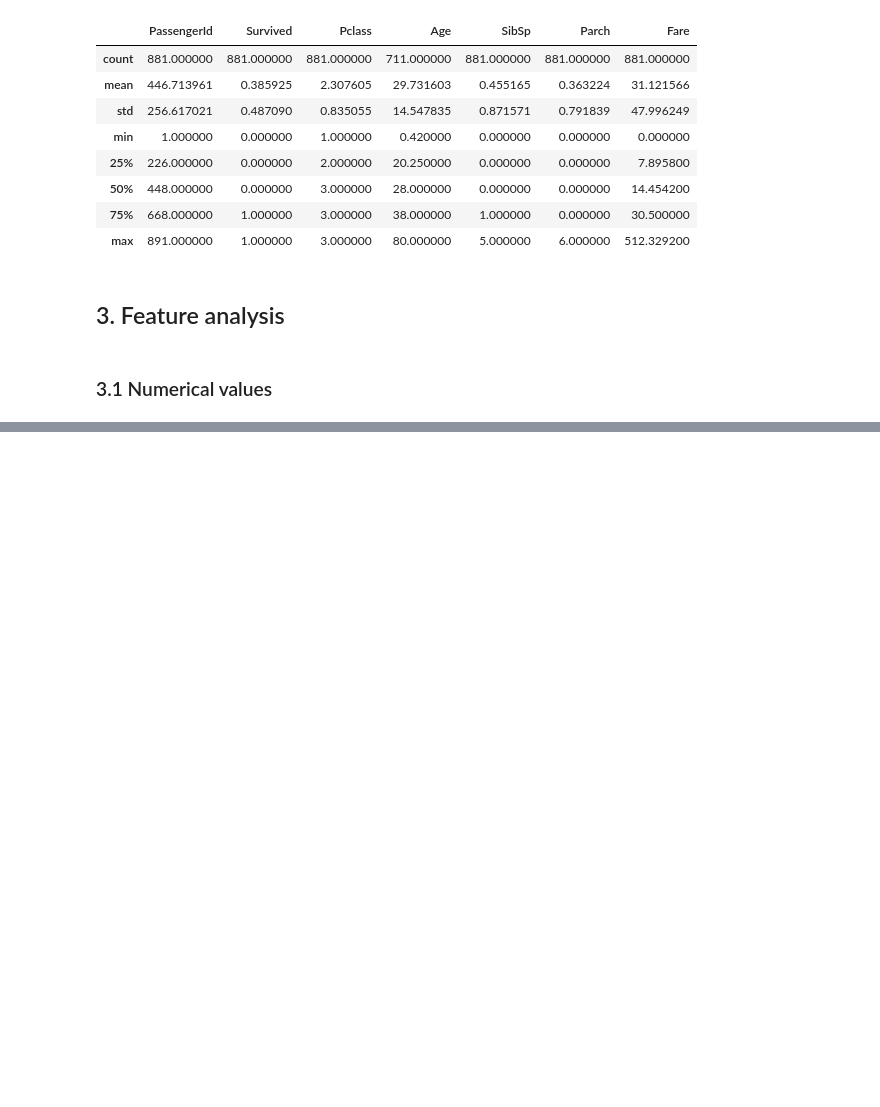
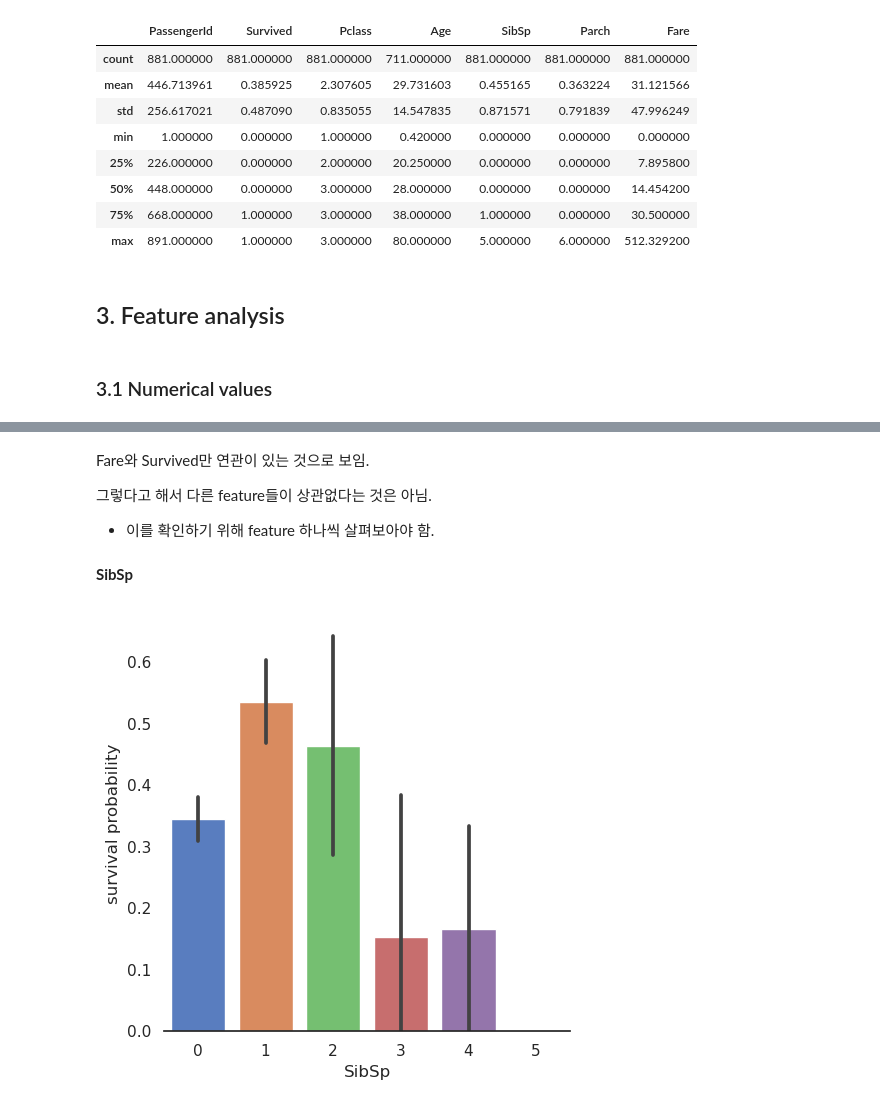
Before and after one commit to dduniverse/kaggle-copy, a Jupyter notebook: titanic-top-4-with-ensemble-modeling.ipynb, the cells around one changed output, grey strips where cells are left out. Drawn from its saved outputs; the diff is of its cells as text; code cells hidden in the pictures; blank space fills up the shorter version.

```diff
--- a/titanic-top-4-with-ensemble-modeling.ipynb
+++ b/titanic-top-4-with-ensemble-modeling.ipynb
@@ -219,0 +224,13 @@ train.describe()
+# %% [markdown]
+Fare와 Survived만 연관이 있는 것으로 보임.
+
+그렇다고 해서 다른 feature들이 상관없다는 것은 아님.
+- 이를 확인하기 위해 feature 하나씩 살펴보아야 함.
+# %% [markdown]
+**SibSp**
+# %%
+g = sns.catplot(x='SibSp', y='Survived', data=train, kind='bar', palette='muted')
+g.despine(left=True)
+g = g.set_ylabels('survival probability')
+# %% [output]
+[figure, added]
```
Also changed, not shown: parts of 48 cells of this notebook.
